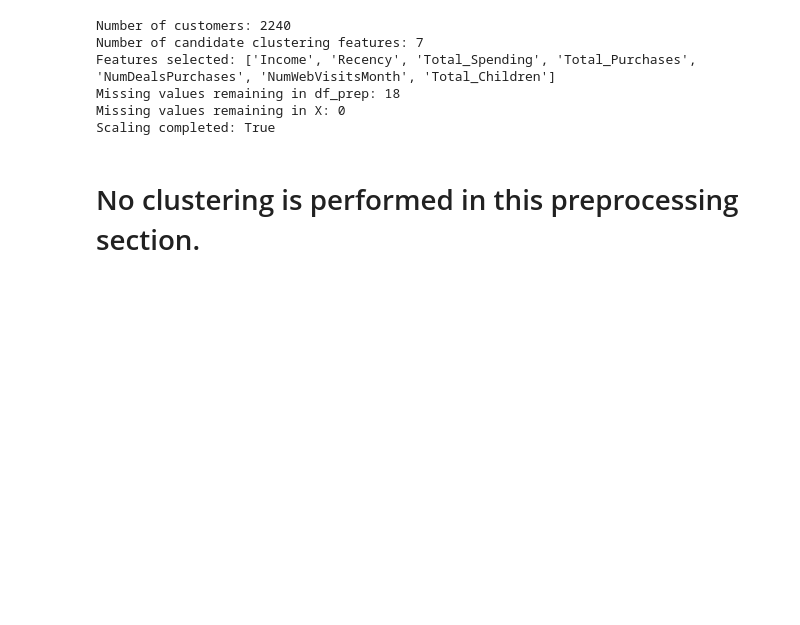
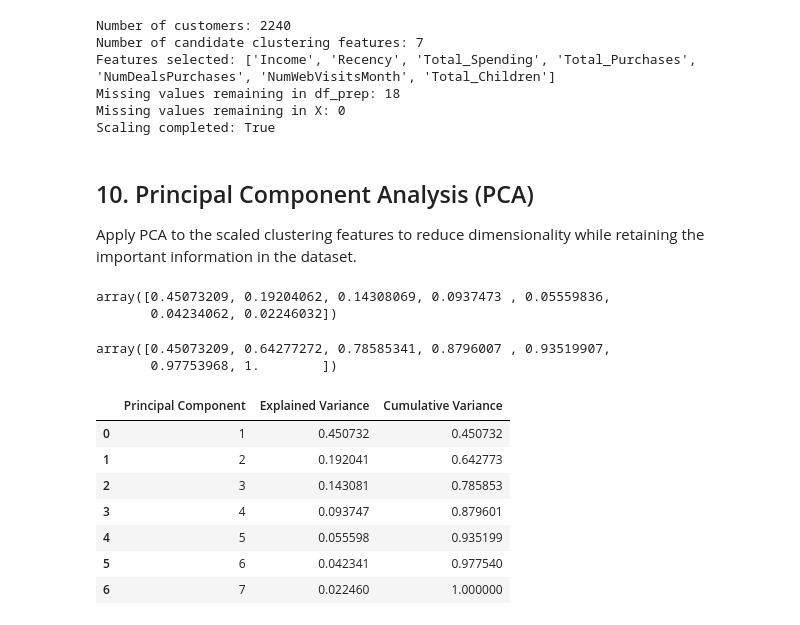
Before and after one commit to N-Shivaram25/Customer_Segmentation, a Jupyter notebook: Customer_Segmentation_EDA.ipynb, the cells around one changed output. Drawn from its saved outputs; the diff is of its cells as text; code cells hidden in the pictures; blank space fills up the shorter version.

```diff
--- a/Customer_Segmentation_EDA.ipynb
+++ b/Customer_Segmentation_EDA.ipynb
@@ -1239,4 +1239,45 @@ Missing values remaining in df_prep: 18
 Missing values remaining in X: 0
 Scaling completed: True
 # %% [markdown]
-# No clustering is performed in this preprocessing section.
+## 10. Principal Component Analysis (PCA)
+
+Apply PCA to the scaled clustering features to reduce dimensionality while retaining the important information in the dataset.
+# %%
+#Checking explained variance
+from sklearn.decomposition import PCA
+
+pca = PCA()
+
+X_pca = pca.fit_transform(X_scaled)
+
+explained_variance = pca.explained_variance_ratio_
+
+explained_variance
+# %% [output]
+array([0.45073209, 0.19204062, 0.14308069, 0.0937473 , 0.05559836,
+       0.04234062, 0.02246032])
+# %%
+#Calculate cumulative explained variance
+cumulative_variance = explained_variance.cumsum()
+
+cumulative_variance
+# %% [output]
+array([0.45073209, 0.64277272, 0.78585341, 0.8796007 , 0.93519907,
+       0.97753968, 1.        ])
+# %%
+pca_variance = pd.DataFrame({
+    "Principal Component": range(1, len(explained_variance) + 1),
+    "Explained Variance": explained_variance,
+    "Cumulative Variance": cumulative_variance
+})
+
+pca_variance
+# %% [output]
+|  | Principal Component | Explained Variance | Cumulative Variance |
+| 0 | 1 | 0.450732 | 0.450732 |
+| 1 | 2 | 0.192041 | 0.642773 |
+| 2 | 3 | 0.143081 | 0.785853 |
+| 3 | 4 | 0.093747 | 0.879601 |
+| 4 | 5 | 0.055598 | 0.935199 |
+| 5 | 6 | 0.042341 | 0.977540 |
+| 6 | 7 | 0.022460 | 1.000000 |
```
Also changed, not shown: parts of 32 cells of this notebook.
